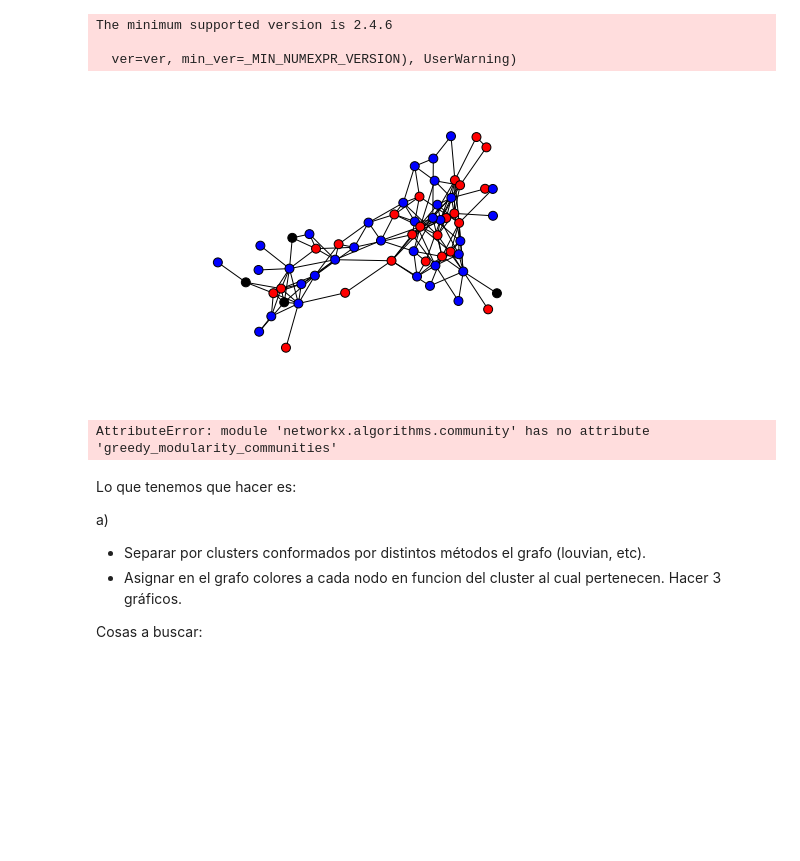
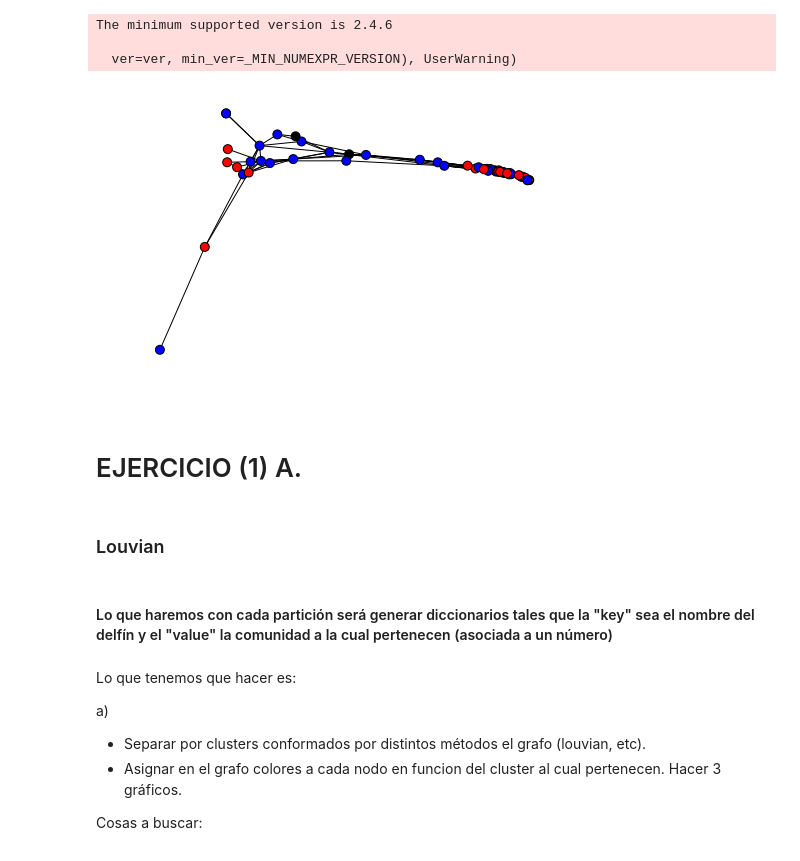
Before and after one commit to Juanfio/FacuyJuan_2018, a Jupyter notebook: TP03/TP03.ipynb, the cells around one changed output. Drawn from its saved outputs; the diff is of its cells as text; code cells hidden in the pictures; blank space fills up the shorter version.

Commit message:
avance ej 1a, b, falta INFOMAP

```diff
--- a/TP03/TP03.ipynb
+++ b/TP03/TP03.ipynb
@@ -31,18 +31,13 @@ dol_gen = ldata ('dolphinsGender.txt')
 for d in dol_gen:
     dol_gml.nodes[d[0]]["genero"]=d[1]
 # %%
-nx.draw(dol_gml, node_color=["blue" if genero=="m" else "red" if genero=="f" else "black" for genero in nx.get_node_attributes(dol_gml, "genero").values()], node_size = 80,with_labels=False, font_weight='bold')
+nx.draw_spectral(dol_gml, node_color=["blue" if genero=="m" else "red" if genero=="f" else "black" for genero in nx.get_node_attributes(dol_gml, "genero").values()], node_size = 80,with_labels=False, font_weight='bold')
 plt.show ()
 # %% [output]
-[figure, old version]
+[figure, new version]
-# %%
-#Distintas particiones
-#Dic_ cada nodo con el numero de cluster al que pertenece
-louvian = community.best_partition(dol_gml)
-louvian
-#Lista donde cada elemento es un frozenset (transformarlo a list) cada frozenset es un cluster tiene todos los elementos.
-fast_greedy = nx.algorithms.community.greedy_modularity_communities(dol_gml)
-fast_greedy
-#FALTA EDGE_BETWEENNESS
-# %% [output]
-AttributeError: module 'networkx.algorithms.community' has no attribute 'greedy_modularity_communities'
+# %% [markdown]
+# EJERCICIO (1) A.
+# %% [markdown]
+### Louvian
+# %% [markdown]
+#### Lo que haremos con cada partición será generar diccionarios tales que la "key" sea el nombre del delfín y el "value" la comunidad a la cual pertenecen (asociada a un número)
```
Also changed, not shown: parts of 16 cells of this notebook.
